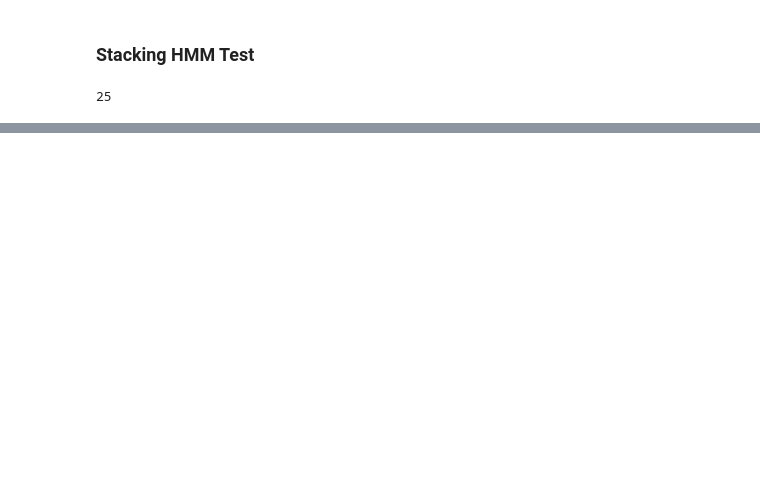
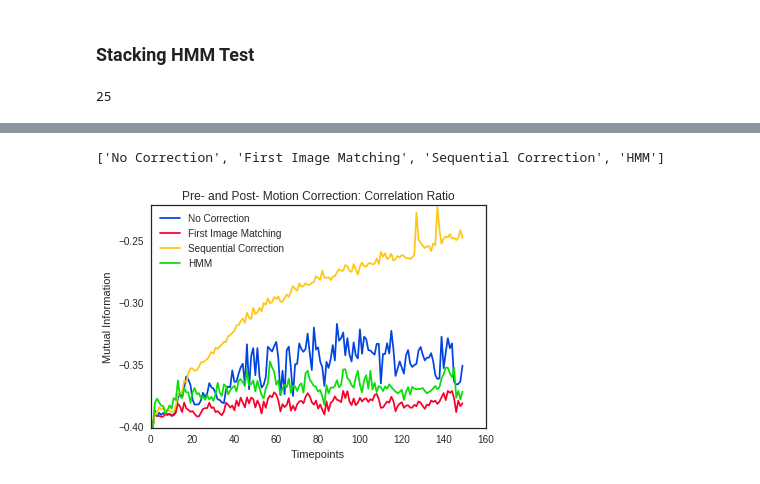
Before and after one commit to jmschabdach/markov-movement-correction, a Jupyter notebook: figureGeneration.ipynb, the cells around one changed output, grey strips where cells are left out. Saved outputs shown, nothing was run; the diff lists cells and outputs as text; code cells hidden in the pictures; blank space fills up the shorter version.

```diff
--- a/figureGeneration.ipynb
+++ b/figureGeneration.ipynb
@@ -299,0 +346,10 @@ plotTimeseriesSimilarities(time[:25], preReg_MI[:25], mi0[:25],
+# %%
+# plot the data - correlation ratio
+plotTimeseriesSimilarities(time, preReg_mi, first_mi,
+                           sequential_mi, hmm_mi,
+                           title='Pre- and Post- Motion Correction: Correlation Ratio',
+                           ylabel='Mutual Information',
+                           simLabels=simLabels)
+# %% [output]
+['No Correction', 'First Image Matching', 'Sequential Correction', 'HMM']
+[figure, added]
```
Also changed, not shown: parts of 8 cells of this notebook, 2 other files.
